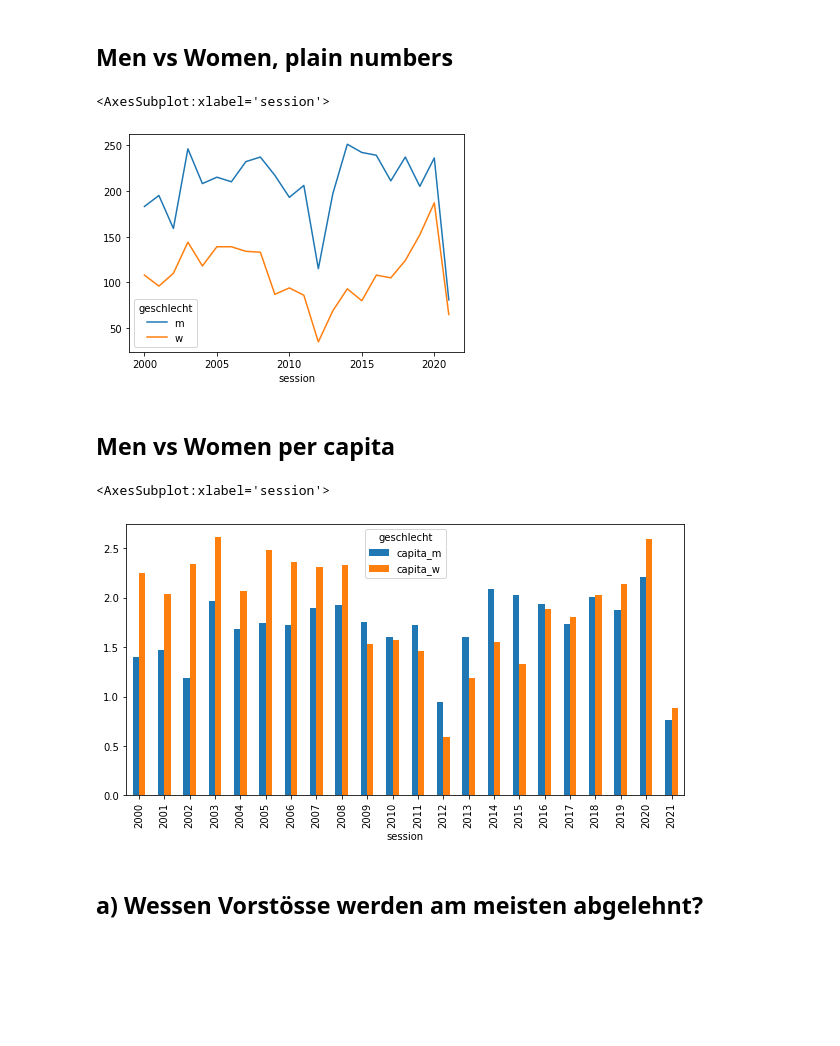
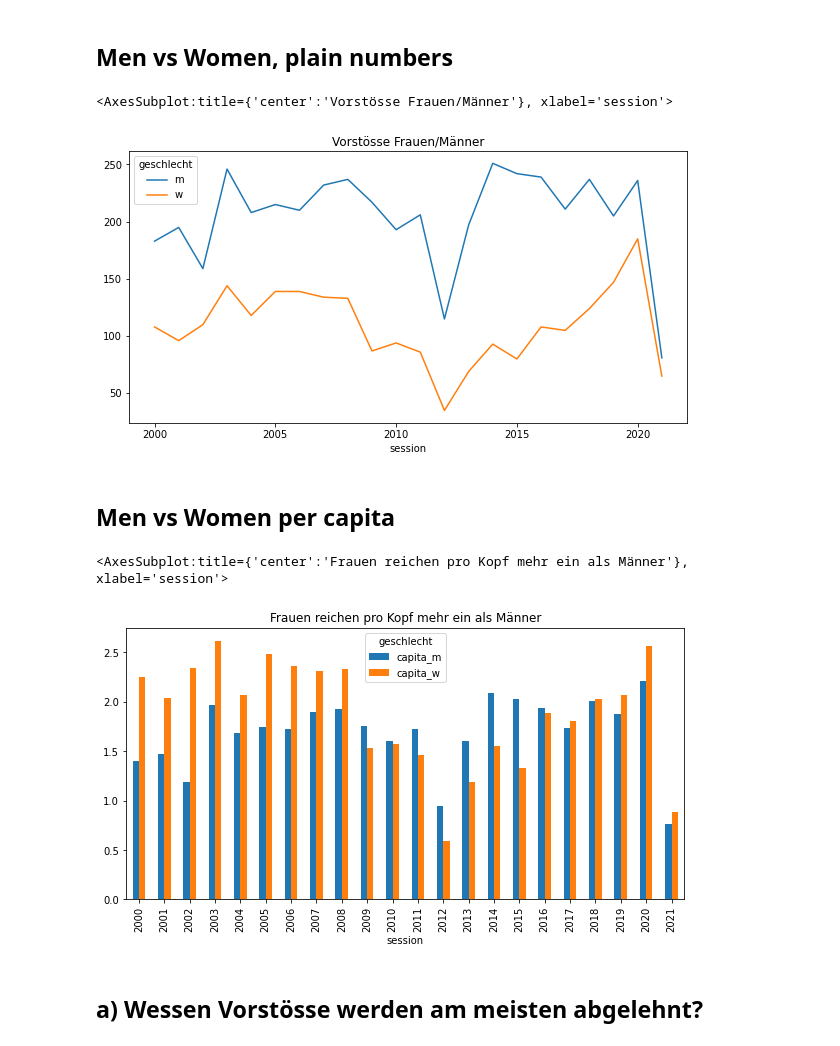
Before and after one commit to simonhuwiler/nzz_zh_kantonsrat, a Jupyter notebook: src/7_geschaefte_analyse.ipynb, the cells around one changed output. Saved outputs shown, nothing was run; the diff lists cells and outputs as text; code cells hidden in the pictures; blank space fills up the shorter version.

```diff
--- a/src/7_geschaefte_analyse.ipynb
+++ b/src/7_geschaefte_analyse.ipynb
@@ -115,10 +119,10 @@ df_members.groupby('partei').agg({'count': 'sum'}).sort_values('count').plot.bar
 # %% [markdown]
 ## Men vs Women, plain numbers
 # %%
-pd.pivot_table(df_raw, index='session', columns='geschlecht', values='_name', aggfunc='count').plot()
+pd.pivot_table(df_raw, index='session', columns='geschlecht', values='_name', aggfunc='count').plot(title='Vorstösse Frauen/Männer', figsize=(10, 5))
 # %% [output]
-<AxesSubplot:xlabel='session'>
+<AxesSubplot:title={'center':'Vorstösse Frauen/Männer'}, xlabel='session'>
-[figure, old version]
+[figure, new version]
 # %% [markdown]
 ## Men vs Women per capita
 # %%
@@ -137,7 +141,7 @@ df = pd.concat(dtx)
 df = pd.pivot_table(df, index='year', columns='geschlecht', values='name', aggfunc='count')
 df.rename(columns={'m': 'count_m', 'w': 'count_w'}, inplace=True)
 
-df_pivot = pd.pivot_table(df_raw, index='session', columns='geschlecht', values='_name', aggfunc='count')
+df_pivot = pd.pivot_table(df_raw[df_raw.erstunterzeichneristkantonsrat == True], index='session', columns='geschlecht', values='_name', aggfunc='count')
 
 # Join both DFs
 df_pivot = df_pivot.join(df)
@@ -146,10 +150,10 @@ df_pivot = df_pivot.join(df)
 df_pivot['capita_m'] = round(df_pivot['m'] / df_pivot['count_m'], 2)
 df_pivot['capita_w'] = round(df_pivot['w'] / df_pivot['count_w'], 2)
 
-df_pivot[['capita_m', 'capita_w']].plot.bar(figsize=(10, 5))
+df_pivot[['capita_m', 'capita_w']].plot.bar(figsize=(10, 5), title='Frauen reichen pro Kopf mehr ein als Männer')
 # %% [output]
-<AxesSubplot:xlabel='session'>
+<AxesSubplot:title={'center':'Frauen reichen pro Kopf mehr ein als Männer'}, xlabel='session'>
-[figure, old version]
+[figure, new version]
 # %% [markdown]
 ## a) Wessen Vorstösse werden am meisten abgelehnt?
 # %%
```
Also changed, not shown: parts of 19 cells of this notebook.
